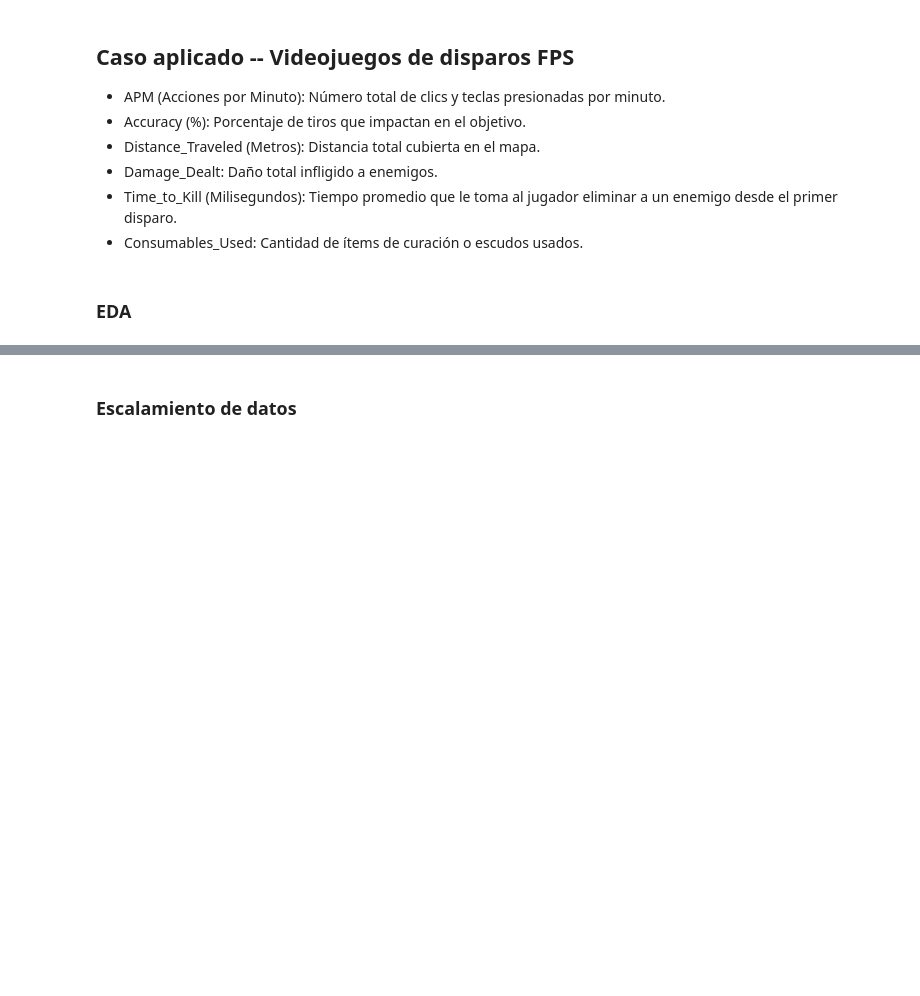
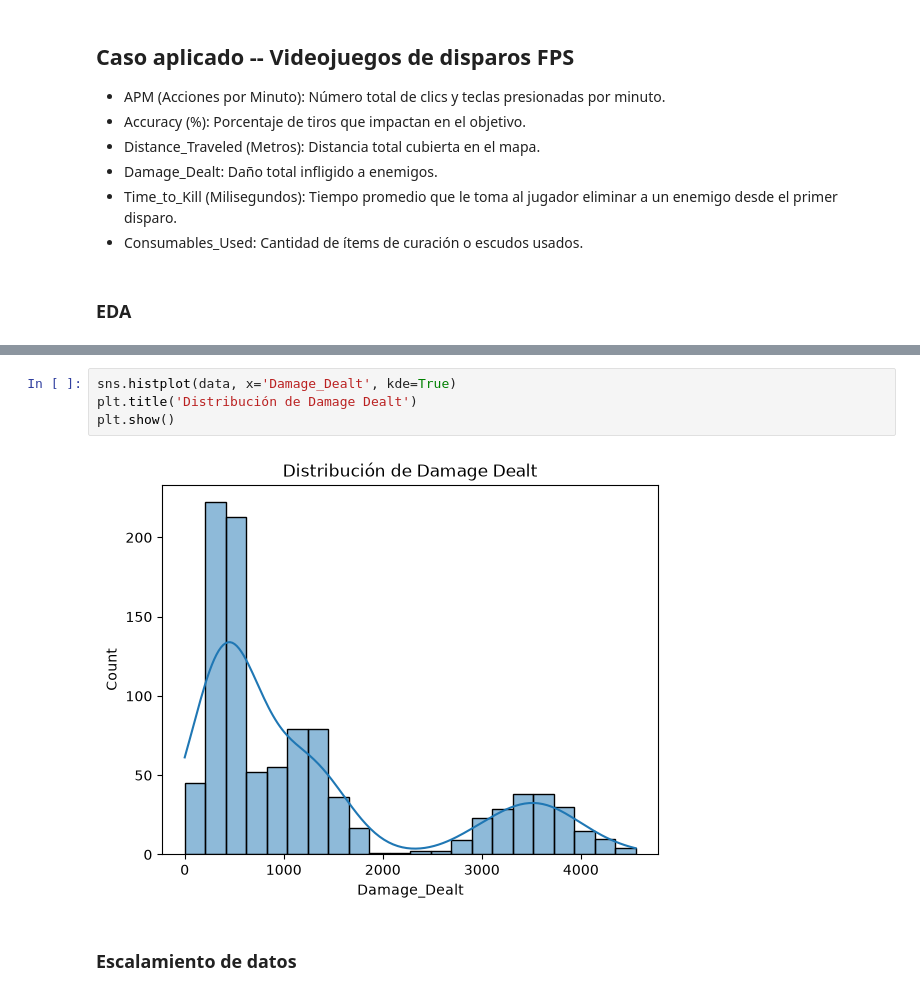
Before and after one commit to cdsaineac/Bootcamp-DS-202605, a Jupyter notebook: Clase 15 - Aprendizaje no supervisado - Clustering/Clustering.ipynb, the cells around one changed output, grey strips where cells are left out. Saved outputs shown, nothing was run; the diff lists cells and outputs as text; blank space fills up the shorter version.

```diff
--- a/Clase 15 - Aprendizaje no supervisado - Clustering/Clustering.ipynb
+++ b/Clase 15 - Aprendizaje no supervisado - Clustering/Clustering.ipynb
@@ -266,6 +280,12 @@ sns.boxplot(x=data['Consumables_Used'], ax=axes[1, 2])
 # %% [output]
 <Axes: xlabel='Consumables_Used'>
 [figure]
+# %%
+sns.histplot(data, x='Damage_Dealt', kde=True)
+plt.title('Distribución de Damage Dealt')
+plt.show()
+# %% [output]
+[figure, added]
 # %% [markdown]
 ### Escalamiento de datos
 # %%
```
Also changed, not shown: parts of 24 cells of this notebook.
